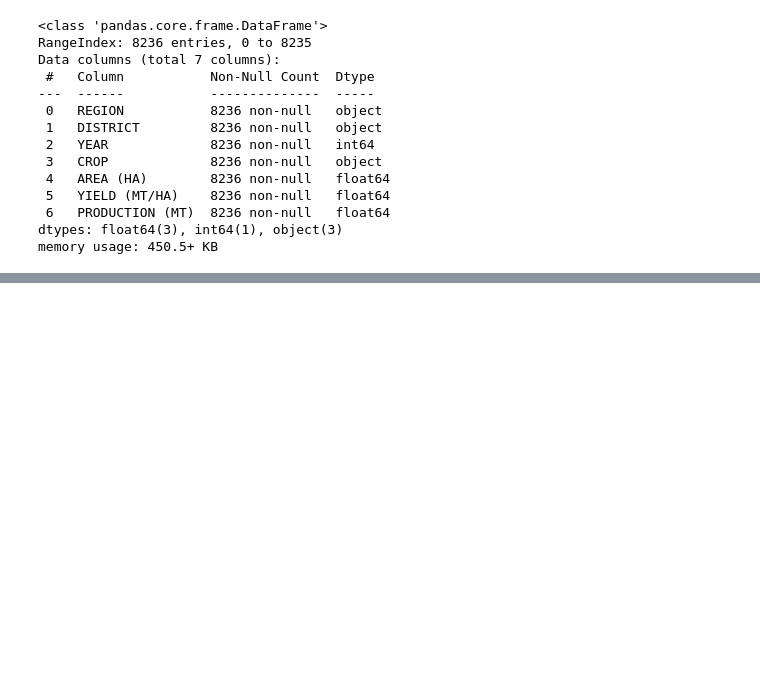
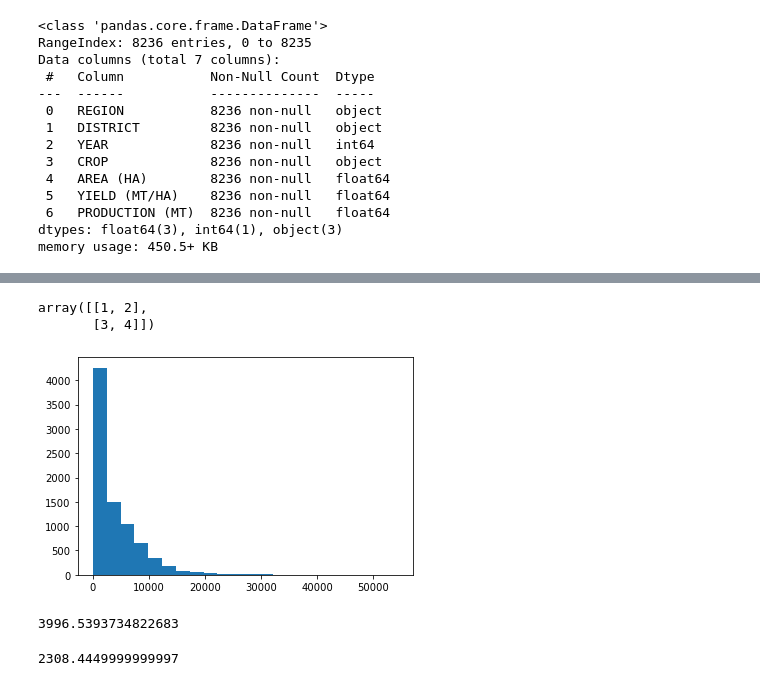
Before and after one commit to Hephzibah56/div_lessons, a Jupyter notebook: Data wrangling.ipynb, the cells around one changed output, grey strips where cells are left out. Saved outputs shown, nothing was run; the diff lists cells and outputs as text; code cells hidden in the pictures; blank space fills up the shorter version.

```diff
--- a/Data wrangling.ipynb
+++ b/Data wrangling.ipynb
@@ -1060,0 +1113,20 @@ memory usage: 450.5+ KB
+# %%
+np.array([[1,2], [3,4]])
+# %% [output]
+array([[1, 2],
+       [3, 4]])
+# %%
+area_array = np.array(pro_est_df['AREA (HA)'])
+# %%
+plt.hist(area_array, bins =22)
+plt.show()
+# %% [output]
+[figure, added]
+# %%
+pro_est_df['AREA (HA)'].mean()
+# %% [output]
+3996.5393734822683
+# %%
+pro_est_df['AREA (HA)'].median()
+# %% [output]
+2308.4449999999997
```
Also changed, not shown: parts of 42 cells of this notebook, 1 other file.
